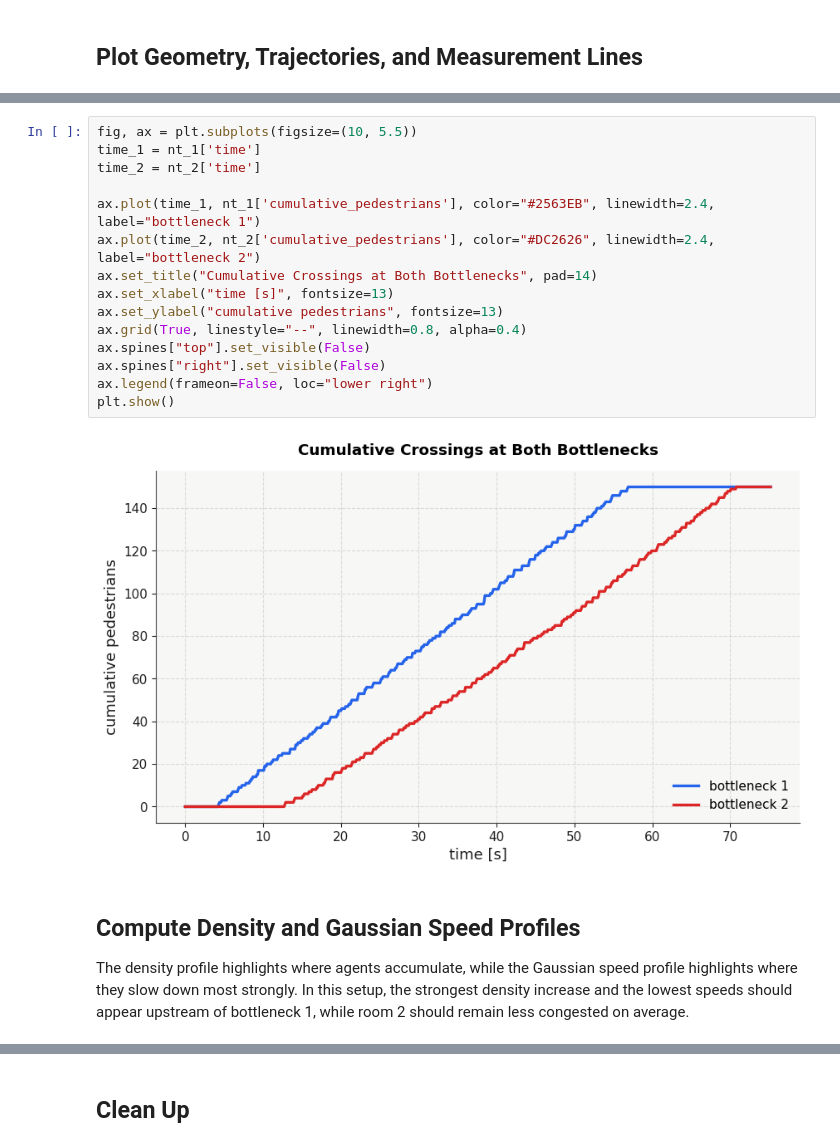
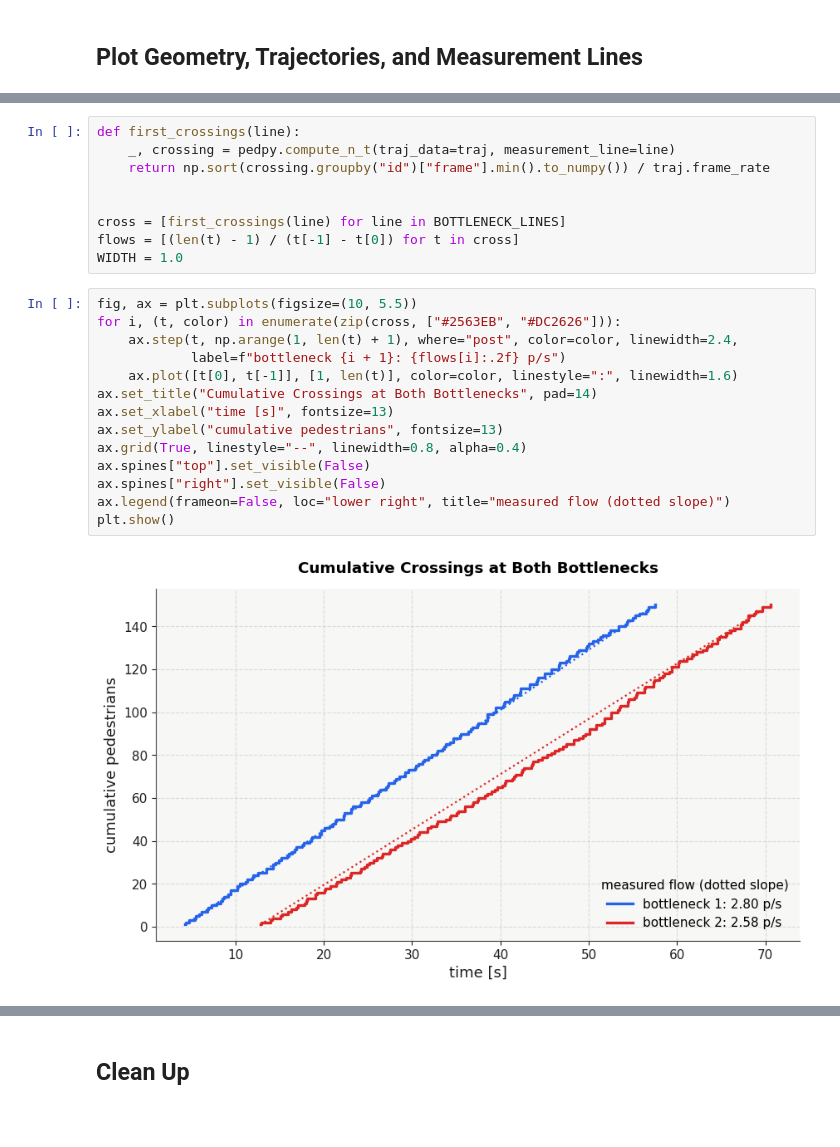
Before and after one commit to PedestrianDynamics/jupedsim-web-community, a Jupyter notebook: standards/rimea/rimea12c_congestion_influence.ipynb, the cells around one changed output, grey strips where cells are left out. Cells and saved outputs as stored; diff of their text form; blank space fills up the shorter version.

```diff
--- a/standards/rimea/rimea12c_congestion_influence.ipynb
+++ b/standards/rimea/rimea12c_congestion_influence.ipynb
@@ -108,21 +127,25 @@ summary
+# %%
+def first_crossings(line):
+    _, crossing = pedpy.compute_n_t(traj_data=traj, measurement_line=line)
+    return np.sort(crossing.groupby("id")["frame"].min().to_numpy()) / traj.frame_rate
+
+
+cross = [first_crossings(line) for line in BOTTLENECK_LINES]
+flows = [(len(t) - 1) / (t[-1] - t[0]) for t in cross]
+WIDTH = 1.0
 # %%
 fig, ax = plt.subplots(figsize=(10, 5.5))
-time_1 = nt_1['time']
-time_2 = nt_2['time']
-
-ax.plot(time_1, nt_1['cumulative_pedestrians'], color="#2563EB", linewidth=2.4, label="bottleneck 1")
-ax.plot(time_2, nt_2['cumulative_pedestrians'], color="#DC2626", linewidth=2.4, label="bottleneck 2")
+for i, (t, color) in enumerate(zip(cross, ["#2563EB", "#DC2626"])):
+    ax.step(t, np.arange(1, len(t) + 1), where="post", color=color, linewidth=2.4,
+            label=f"bottleneck {i + 1}: {flows[i]:.2f} p/s")
+    ax.plot([t[0], t[-1]], [1, len(t)], color=color, linestyle=":", linewidth=1.6)
 ax.set_title("Cumulative Crossings at Both Bottlenecks", pad=14)
 ax.set_xlabel("time [s]", fontsize=13)
 ax.set_ylabel("cumulative pedestrians", fontsize=13)
 ax.grid(True, linestyle="--", linewidth=0.8, alpha=0.4)
 ax.spines["top"].set_visible(False)
 ax.spines["right"].set_visible(False)
-ax.legend(frameon=False, loc="lower right")
+ax.legend(frameon=False, loc="lower right", title="measured flow (dotted slope)")
 plt.show()
 # %% [output]
-[figure, old version]
+[figure, new version]
-# %% [markdown]
-## Compute Density and Gaussian Speed Profiles
-
-The density profile highlights where agents accumulate, while the Gaussian speed profile highlights where they slow down most strongly. In this setup, the strongest density increase and the lowest speeds should appear upstream of bottleneck 1, while room 2 should remain less congested on average.
```
Also changed, not shown: parts of 15 cells of this notebook, 2 other files.
